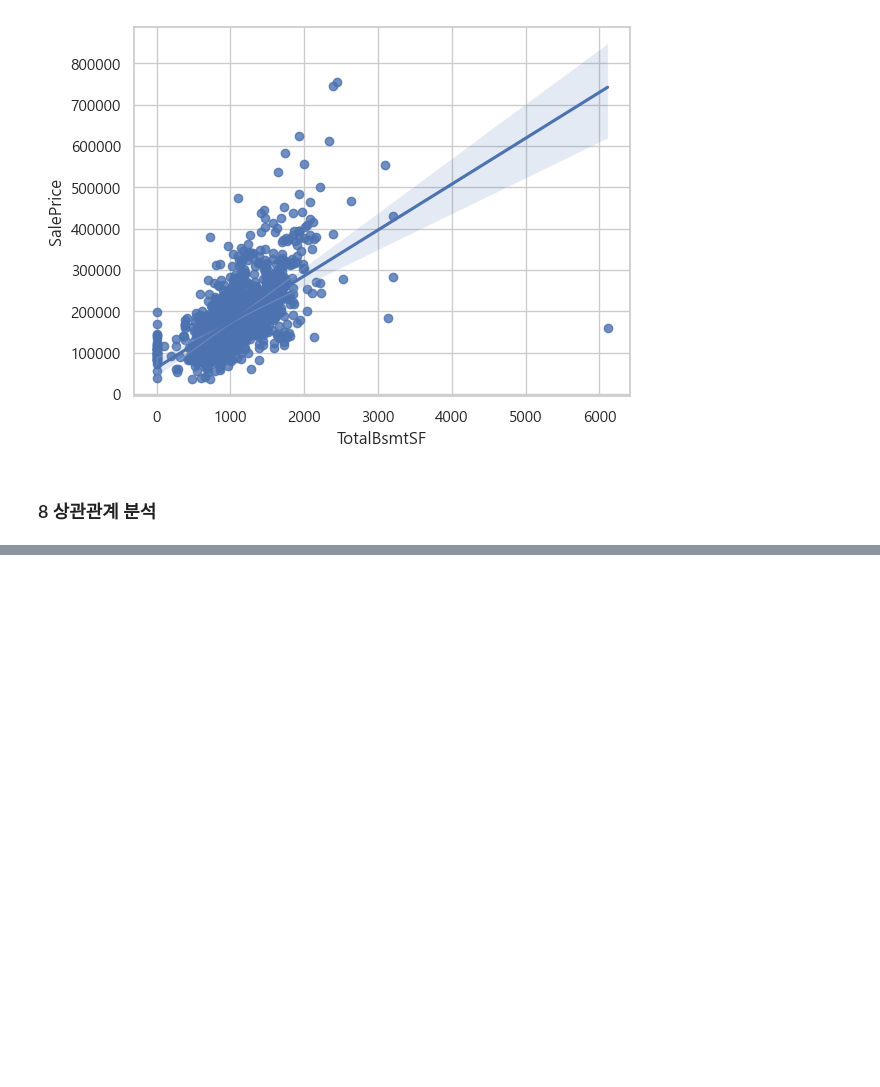
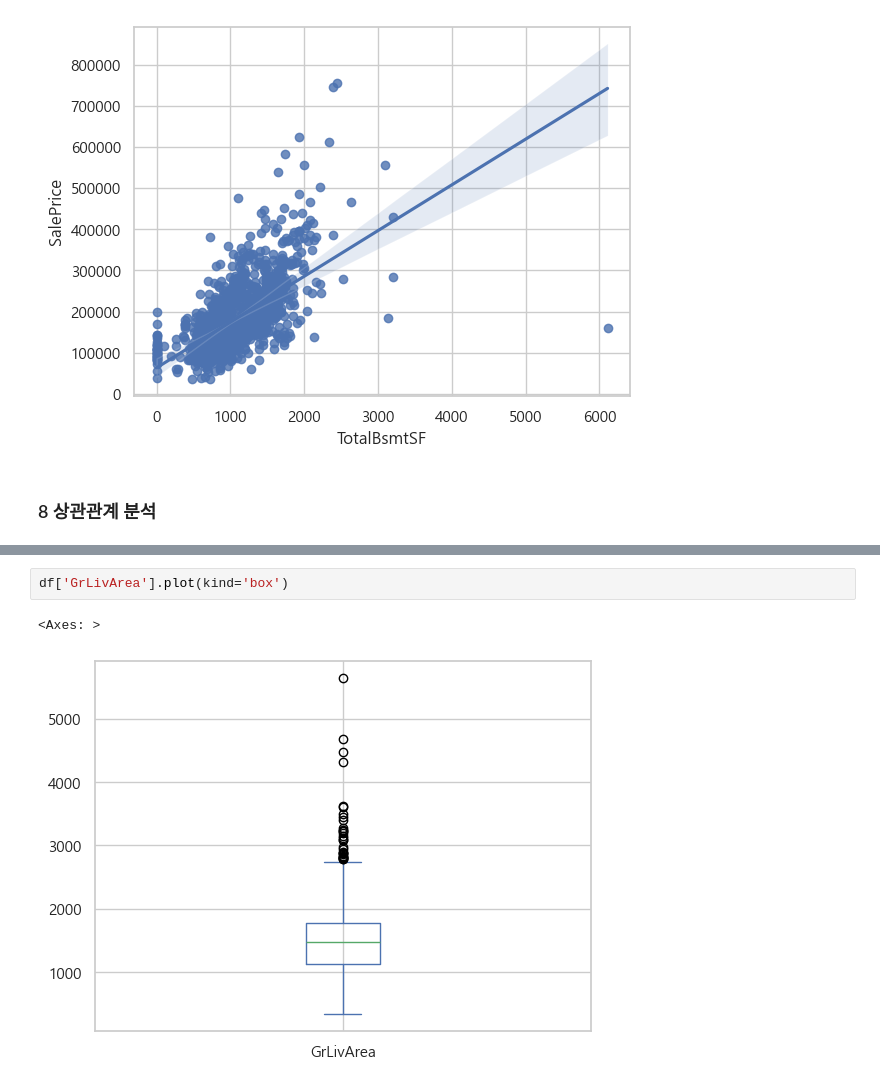
Before and after one commit to ShinJooHyeop/fintech3, a Jupyter notebook: 06machin_learning/numpy06EDA_탐색적데이버분석_연습문제.ipynb, the cells around one changed output, grey strips where cells are left out. Saved outputs shown, nothing was run; the diff lists cells and outputs as text; blank space fills up the shorter version.

```diff
--- a/06machin_learning/numpy06EDA_탐색적데이버분석_연습문제.ipynb
+++ b/06machin_learning/numpy06EDA_탐색적데이버분석_연습문제.ipynb
@@ -274,0 +292,5 @@ sns.regplot(data=df,x='TotalBsmtSF',y='SalePrice')
+# %%
+df['GrLivArea'].plot(kind='box')
+# %% [output]
+<Axes: >
+[figure, added]
```
Also changed, not shown: parts of 8 cells of this notebook, 5 other files.
